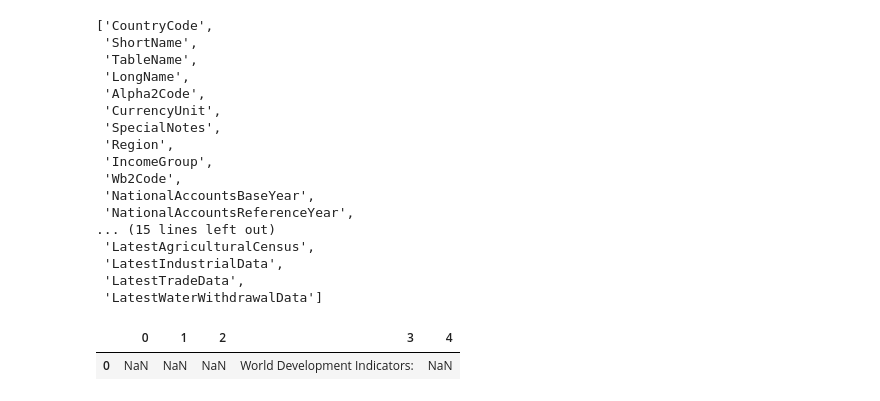
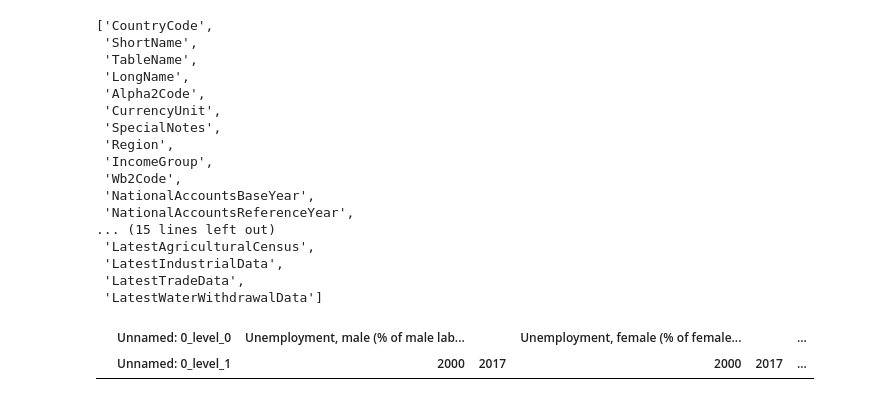
Before and after one commit to nikki-wolf/ETL_project, a Jupyter notebook: Notebooks/fawnzou.ipynb, the cells around one changed output. Drawn from its saved outputs; the diff is of its cells as text; code cells hidden in the pictures.

```diff
--- a/Notebooks/fawnzou.ipynb
+++ b/Notebooks/fawnzou.ipynb
@@ -215,5 +219,5 @@ df = tables[0]
-# %%
-df.head()
-# %% [output]
-|  | 0 | 1 | 2 | 3 | 4 |
-| 0 | NaN | NaN | NaN | World Development Indicators: | NaN |
+# %%
+tables[1]
+# %% [output]
+|  | Unnamed: 0_level_0 | Unemployment, male (% of male lab... |  | Unemployment, female (% of female... |  | ... |
+|  | Unnamed: 0_level_1 | 2000 | 2017 | 2000 | 2017 | ... |
```
Also changed, not shown: parts of 8 cells of this notebook.
